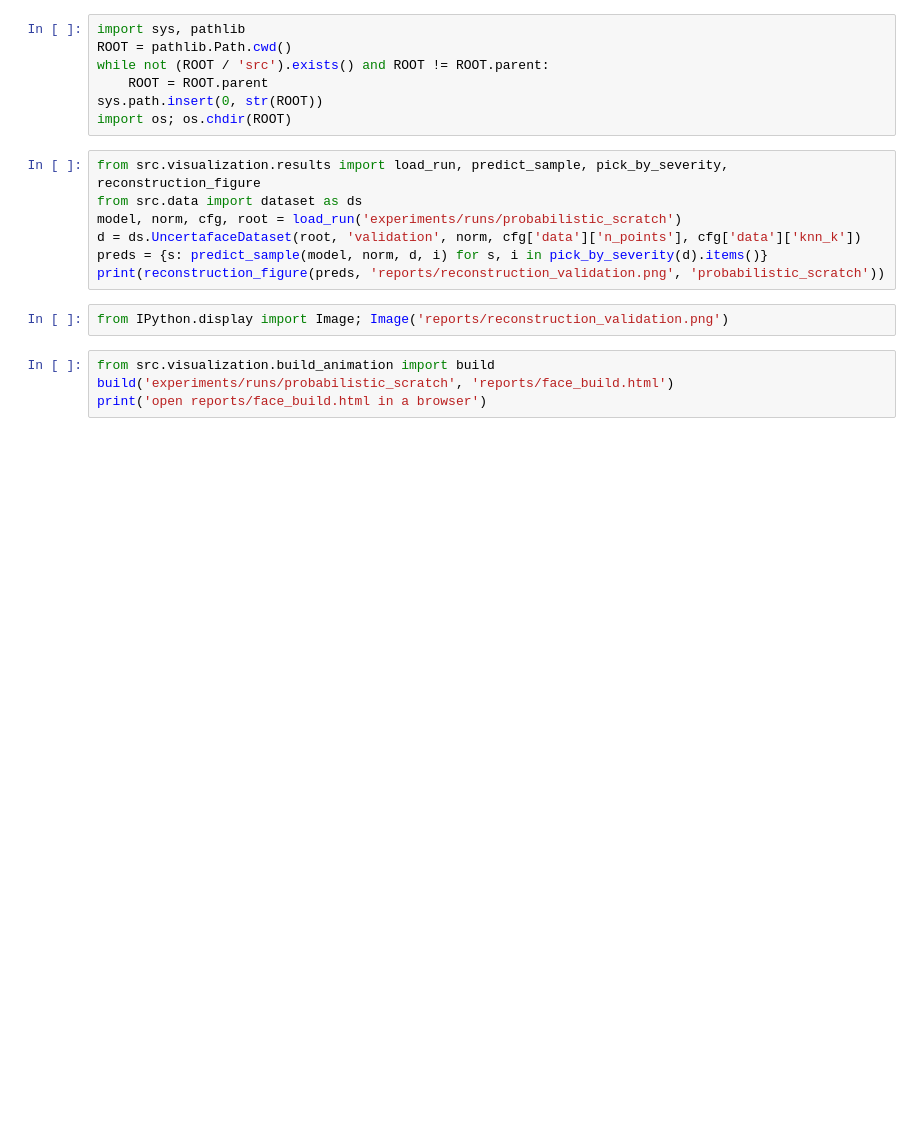
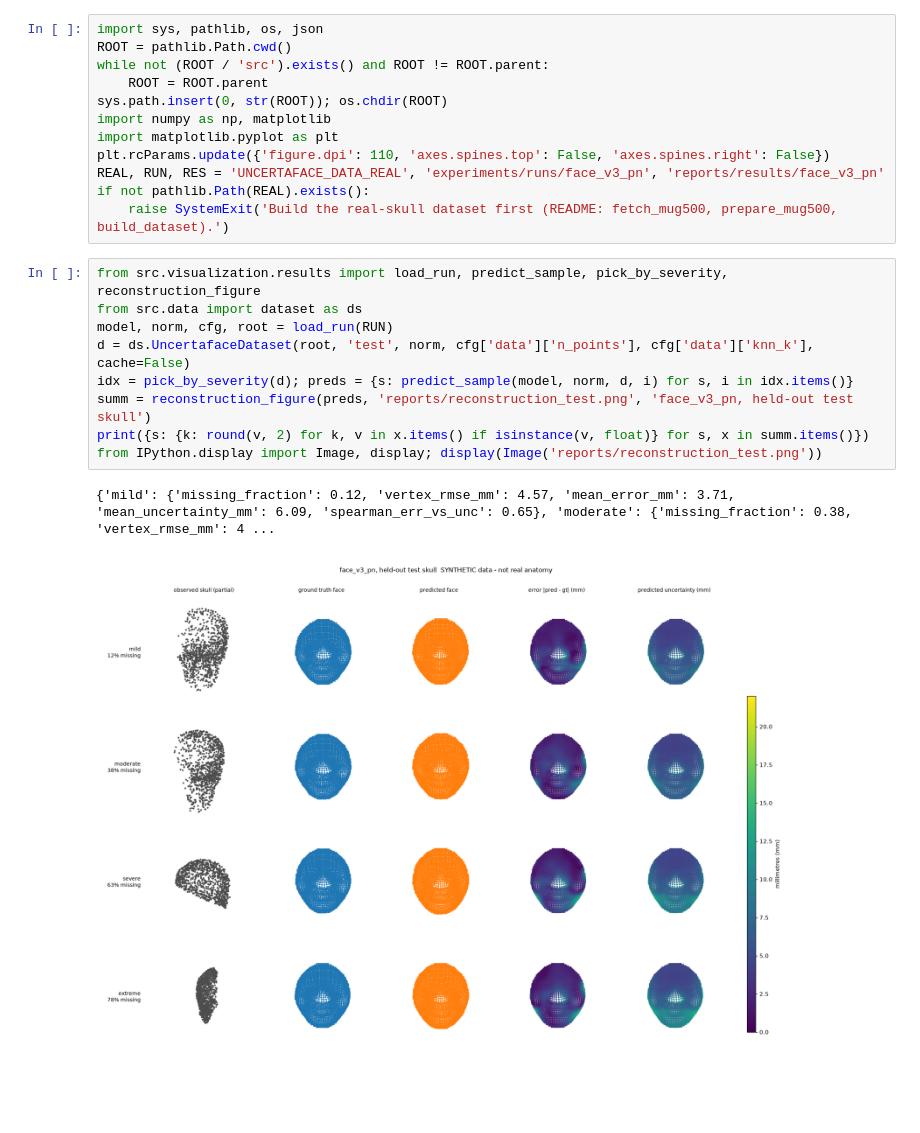
Before and after one commit to Ash19123/UNCERTAFACE, a Jupyter notebook: notebooks/09_visualization.ipynb, the cells around one changed output. Cells and saved outputs as stored; diff of their text form; blank space fills up the shorter version.

```diff
--- a/notebooks/09_visualization.ipynb
+++ b/notebooks/09_visualization.ipynb
@@ -4,20 +5,24 @@ Validation reconstructions per missingness level, and the interactive progressiv
 # %%
-import sys, pathlib
+import sys, pathlib, os, json
 ROOT = pathlib.Path.cwd()
 while not (ROOT / 'src').exists() and ROOT != ROOT.parent:
     ROOT = ROOT.parent
-sys.path.insert(0, str(ROOT))
-import os; os.chdir(ROOT)
+sys.path.insert(0, str(ROOT)); os.chdir(ROOT)
+import numpy as np, matplotlib
+import matplotlib.pyplot as plt
+plt.rcParams.update({'figure.dpi': 110, 'axes.spines.top': False, 'axes.spines.right': False})
+REAL, RUN, RES = 'UNCERTAFACE_DATA_REAL', 'experiments/runs/face_v3_pn', 'reports/results/face_v3_pn'
+if not pathlib.Path(REAL).exists():
+    raise SystemExit('Build the real-skull dataset first (README: fetch_mug500, prepare_mug500, build_dataset).')
 # %%
 from src.visualization.results import load_run, predict_sample, pick_by_severity, reconstruction_figure
 from src.data import dataset as ds
-model, norm, cfg, root = load_run('experiments/runs/probabilistic_scratch')
-d = ds.UncertafaceDataset(root, 'validation', norm, cfg['data']['n_points'], cfg['data']['knn_k'])
-preds = {s: predict_sample(model, norm, d, i) for s, i in pick_by_severity(d).items()}
-print(reconstruction_figure(preds, 'reports/reconstruction_validation.png', 'probabilistic_scratch'))
+model, norm, cfg, root = load_run(RUN)
+d = ds.UncertafaceDataset(root, 'test', norm, cfg['data']['n_points'], cfg['data']['knn_k'], cache=False)
+idx = pick_by_severity(d); preds = {s: predict_sample(model, norm, d, i) for s, i in idx.items()}
+summ = reconstruction_figure(preds, 'reports/reconstruction_test.png', 'face_v3_pn, held-out test skull')
+print({s: {k: round(v, 2) for k, v in x.items() if isinstance(v, float)} for s, x in summ.items()})
+from IPython.display import Image, display; display(Image('reports/reconstruction_test.png'))
+# %% [output]
+{'mild': {'missing_fraction': 0.12, 'vertex_rmse_mm': 4.57, 'mean_error_mm': 3.71, 'mean_uncertainty_mm': 6.09, 'spearman_err_vs_unc': 0.65}, 'moderate': {'missing_fraction': 0.38, 'vertex_rmse_mm': 4 ...
+[figure, added]
-# %%
-from IPython.display import Image; Image('reports/reconstruction_validation.png')
-# %%
-from src.visualization.build_animation import build
-build('experiments/runs/probabilistic_scratch', 'reports/face_build.html')
-print('open reports/face_build.html in a browser')
```
Also changed, not shown: parts of 5 cells of this notebook, 16 other files.
